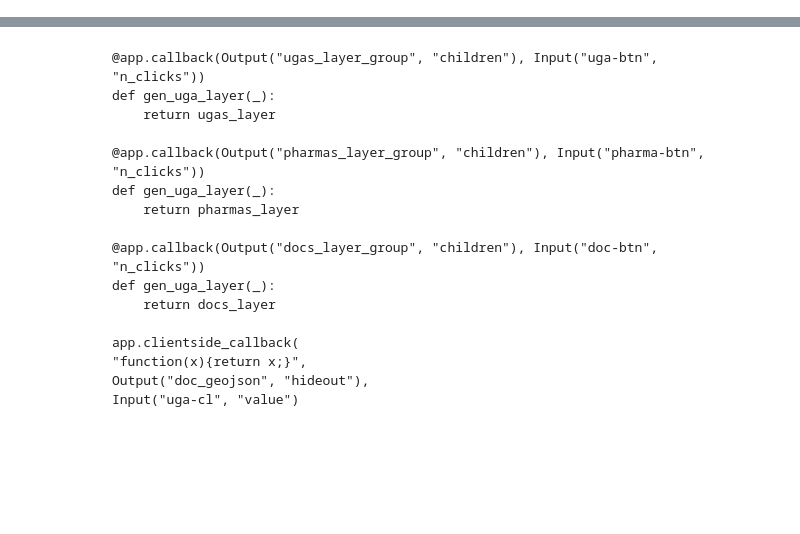
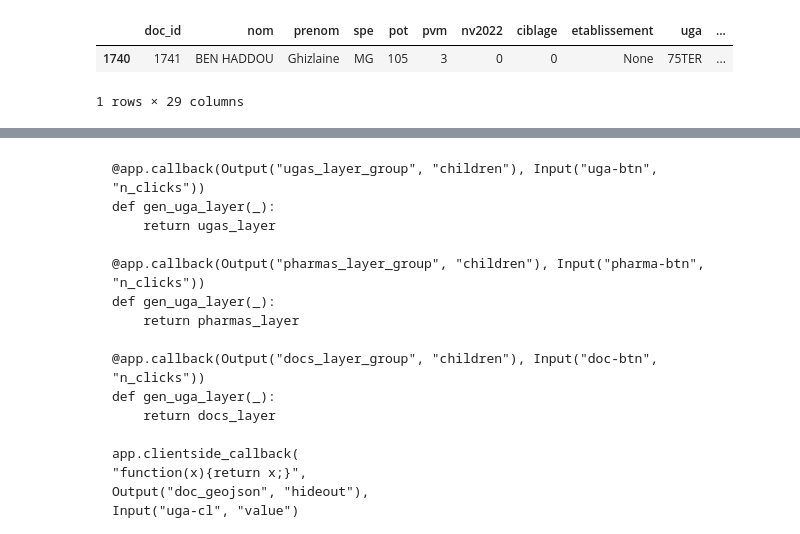
Before and after one commit to julien-bonnefoy/website, a Jupyter notebook: Untitled.ipynb, the cells around one changed output, grey strips where cells are left out. Saved outputs shown, nothing was run; the diff lists cells and outputs as text; code cells hidden in the pictures; blank space fills up the shorter version.

```diff
--- a/Untitled.ipynb
+++ b/Untitled.ipynb
@@ -150,3 +145,12 @@ with open(f'app/dashboards/assets/untarget_geojson.json', 'w') as j:
+# %%
+from application.dashboards.biocodex.functions import join_id_adr_cdb
+df = join_id_adr_cdb()
+# %%
+df.sample()
+# %% [output]
+|  | doc_id | nom | prenom | spe | pot | pvm | nv2022 | ciblage | etablissement | uga | ... |
+| 1740 | 1741 | BEN HADDOU | Ghizlaine | MG | 105 | 3 | 0 | 0 | None | 75TER | ... |
+1 rows × 29 columns
 # %%
 mean_lat = df['lat'].mean()
 mean_lon = df['lon'].mean()
```
Also changed, not shown: parts of 8 cells of this notebook, 7 other files.
